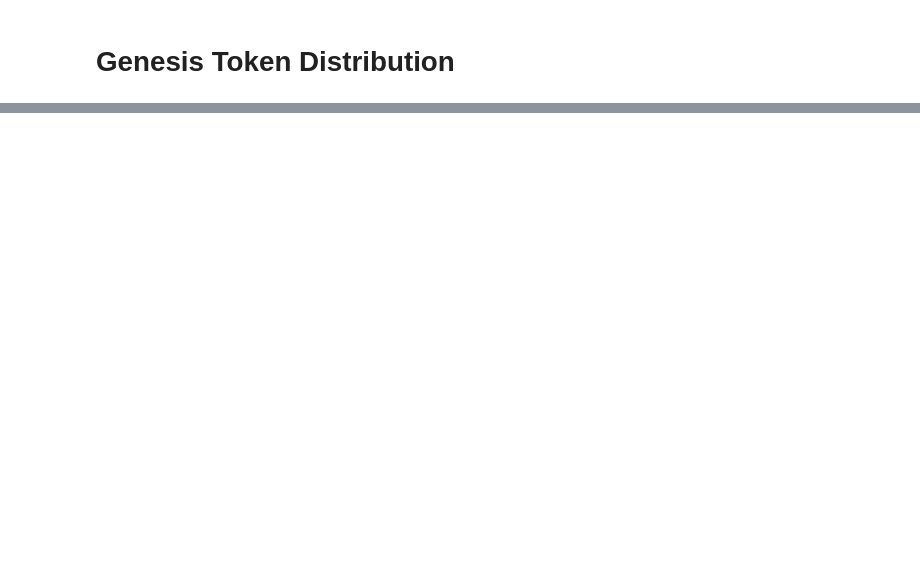
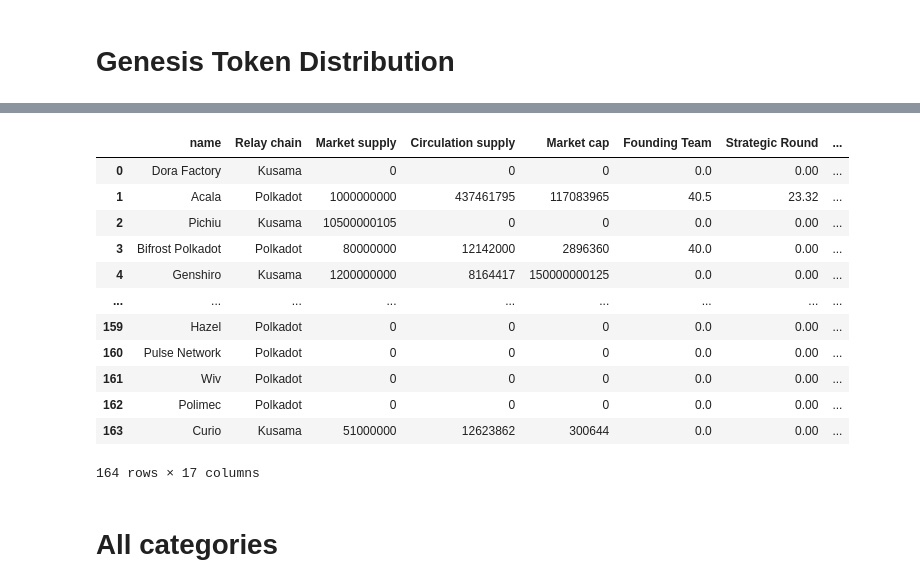
Before and after one commit to hashed-io/hashed-genesis-token-distribution-scraping, a Jupyter notebook: genesis_token.ipynb, the cells around one changed output, grey strips where cells are left out. Cells and saved outputs as stored; diff of their text form; code cells hidden in the pictures; blank space fills up the shorter version.

```diff
--- a/genesis_token.ipynb
+++ b/genesis_token.ipynb
@@ -85,0 +78,58 @@ for info in df:
+# %%
+count = 0
+for info in df:
+  # skips the very first ones that contains other kind of info
+  if count < 6:
+    count += 1
+    continue
+
+  dev_info = re.search(".*Ecosystem+.*", info)
+  if dev_info:
+    new_df['Ecosystem'] += df[info]
+
+  if re.search(".*Backers+.*", info):
+    if re.search(".*Early+.*", info):
+      new_df['Seed Round'] += df[info]
+
+    else:
+      new_df['Strategic Round'] += df[info]
+
+  if re.search(".*Early+.*Backers+.*", info):
+    new_df['Seed Round'] += df[info]
+
+  if re.search(".*Found+.*", info) :
+    if re.search(".*Founding+.+", info) or re.search(".*Founder+.+", info):
+      new_df['Founding Team'] += df[info]
+
+
+  if re.search(".*Reserve+.*", info) :
+    new_df['Reserve'] += df[info]
+
+  if re.search(".*Liquidity+.*", info):
+    new_df['Liquidity'] += df[info]
+
+  if re.search(".*Crowdloan+.*", info):
+    new_df['Crowdloan'] += df[info]
+
+  if re.search(".*Marketing+.*", info):
+    new_df['Marketing'] += df[info]
+
+  new_df['Total'] += df[info]
+
+new_df
+# %% [output]
+|  | name | Relay chain | Market supply | Circulation supply | Market cap | Founding Team | Strategic Round | ... |
+| 0 | Dora Factory | Kusama | 0 | 0 | 0 | 0.0 | 0.00 | ... |
+| 1 | Acala | Polkadot | 1000000000 | 437461795 | 117083965 | 40.5 | 23.32 | ... |
+| 2 | Pichiu | Kusama | 10500000105 | 0 | 0 | 0.0 | 0.00 | ... |
+| 3 | Bifrost Polkadot | Polkadot | 80000000 | 12142000 | 2896360 | 40.0 | 0.00 | ... |
+| 4 | Genshiro | Kusama | 1200000000 | 8164417 | 150000000125 | 0.0 | 0.00 | ... |
+| ... | ... | ... | ... | ... | ... | ... | ... | ... |
+| 159 | Hazel | Polkadot | 0 | 0 | 0 | 0.0 | 0.00 | ... |
+| 160 | Pulse Network | Polkadot | 0 | 0 | 0 | 0.0 | 0.00 | ... |
+| 161 | Wiv | Polkadot | 0 | 0 | 0 | 0.0 | 0.00 | ... |
+| 162 | Polimec | Polkadot | 0 | 0 | 0 | 0.0 | 0.00 | ... |
+| 163 | Curio | Kusama | 51000000 | 12623862 | 300644 | 0.0 | 0.00 | ... |
+164 rows × 17 columns
+# %% [markdown]
+# All categories
```
Also changed, not shown: parts of 8 cells of this notebook.
